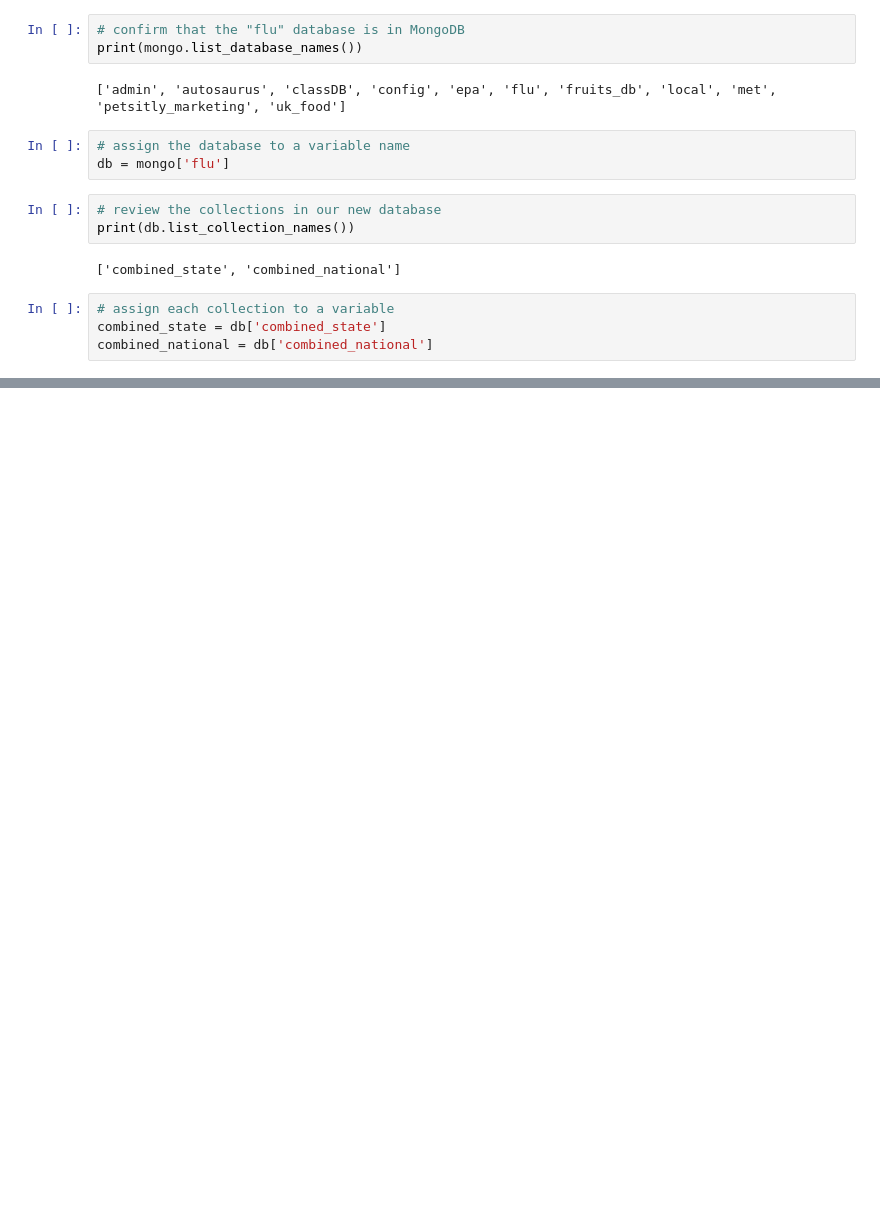
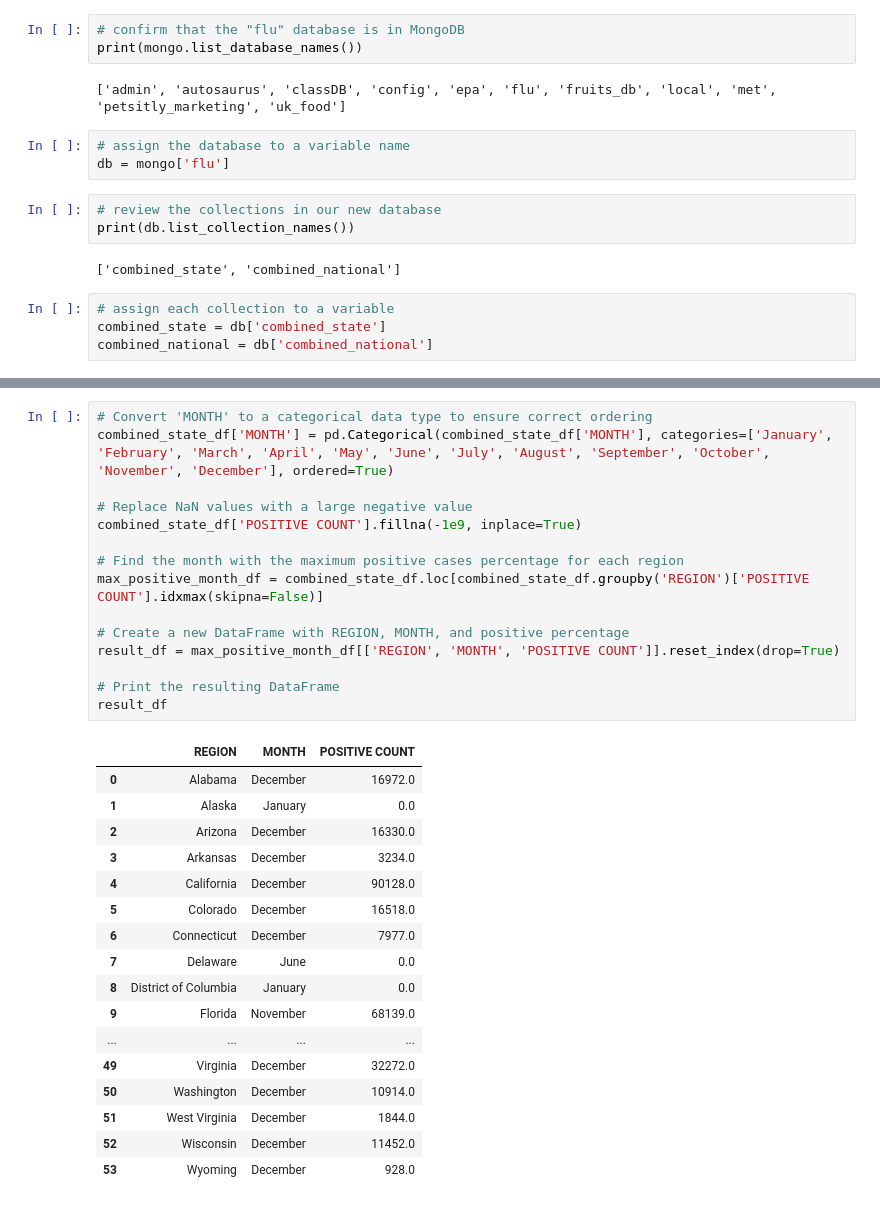
Before and after one commit to Richard1987usa/Enhancing-FluView-Dashboard-for-User-Centric-Navigation, a Jupyter notebook: Project 3/ETL.ipynb, the cells around one changed output, grey strips where cells are left out. Cells and saved outputs as stored; diff of their text form; blank space fills up the shorter version.

```diff
--- a/Project 3/ETL.ipynb
+++ b/Project 3/ETL.ipynb
@@ -262,0 +331,33 @@ combined_national = db['combined_national']
+# %%
+# Convert 'MONTH' to a categorical data type to ensure correct ordering
+combined_state_df['MONTH'] = pd.Categorical(combined_state_df['MONTH'], categories=['January', 'February', 'March', 'April', 'May', 'June', 'July', 'August', 'September', 'October', 'November', 'December'], ordered=True)
+
+# Replace NaN values with a large negative value
+combined_state_df['POSITIVE COUNT'].fillna(-1e9, inplace=True)
+
+# Find the month with the maximum positive cases percentage for each region
+max_positive_month_df = combined_state_df.loc[combined_state_df.groupby('REGION')['POSITIVE COUNT'].idxmax(skipna=False)]
+
+# Create a new DataFrame with REGION, MONTH, and positive percentage
+result_df = max_positive_month_df[['REGION', 'MONTH', 'POSITIVE COUNT']].reset_index(drop=True)
+
+# Print the resulting DataFrame
+result_df
+# %% [output]
+|  | REGION | MONTH | POSITIVE COUNT |
+| 0 | Alabama | December | 16972.0 |
+| 1 | Alaska | January | 0.0 |
+| 2 | Arizona | December | 16330.0 |
+| 3 | Arkansas | December | 3234.0 |
+| 4 | California | December | 90128.0 |
+| 5 | Colorado | December | 16518.0 |
+| 6 | Connecticut | December | 7977.0 |
+| 7 | Delaware | June | 0.0 |
+| 8 | District of Columbia | January | 0.0 |
+| 9 | Florida | November | 68139.0 |
+| ... | ... | ... | ... |
+| 49 | Virginia | December | 32272.0 |
+| 50 | Washington | December | 10914.0 |
+| 51 | West Virginia | December | 1844.0 |
+| 52 | Wisconsin | December | 11452.0 |
+| 53 | Wyoming | December | 928.0 |
```
Also changed, not shown: parts of 6 cells of this notebook.
